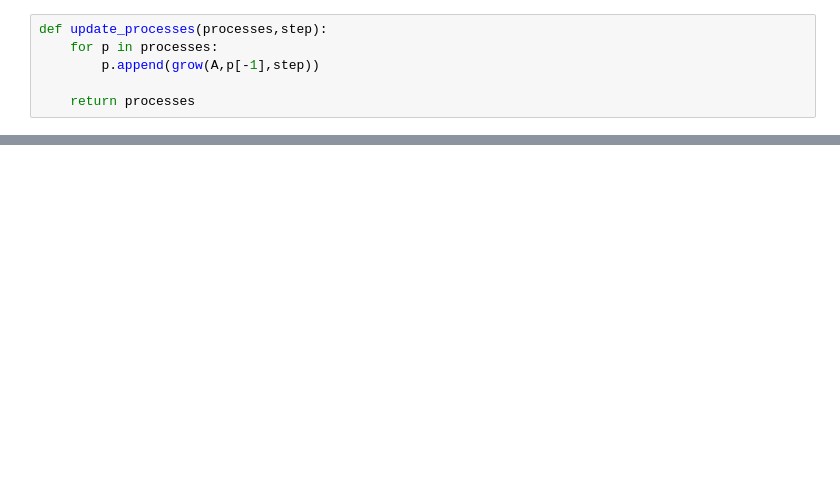
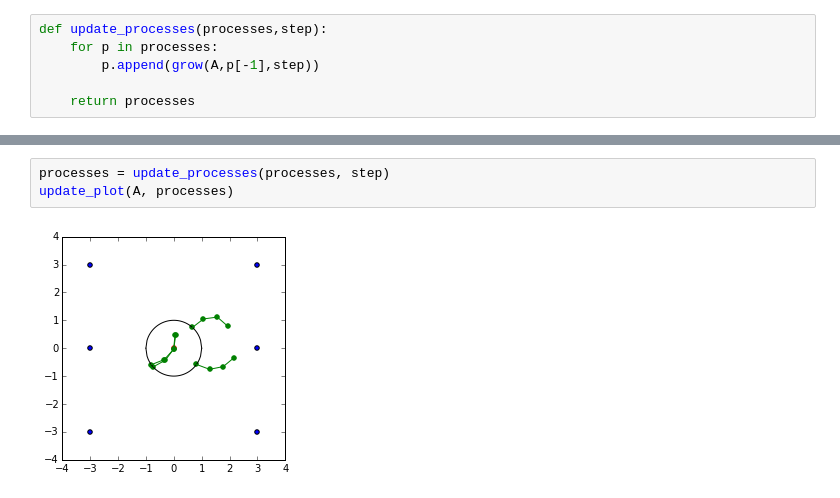
Before and after one commit to mathnathan/notebooks, a Jupyter notebook: Astrocyte Skeleton.ipynb, the cells around one changed output, grey strips where cells are left out. Cells and saved outputs as stored; diff of their text form; blank space fills up the shorter version.

```diff
--- a/Astrocyte Skeleton.ipynb
+++ b/Astrocyte Skeleton.ipynb
@@ -239,0 +249,5 @@ Hello!
+# %%
+processes = update_processes(processes, step)
+update_plot(A, processes)
+# %% [output]
+[figure, added]
```
Also changed, not shown: parts of 9 cells of this notebook.
